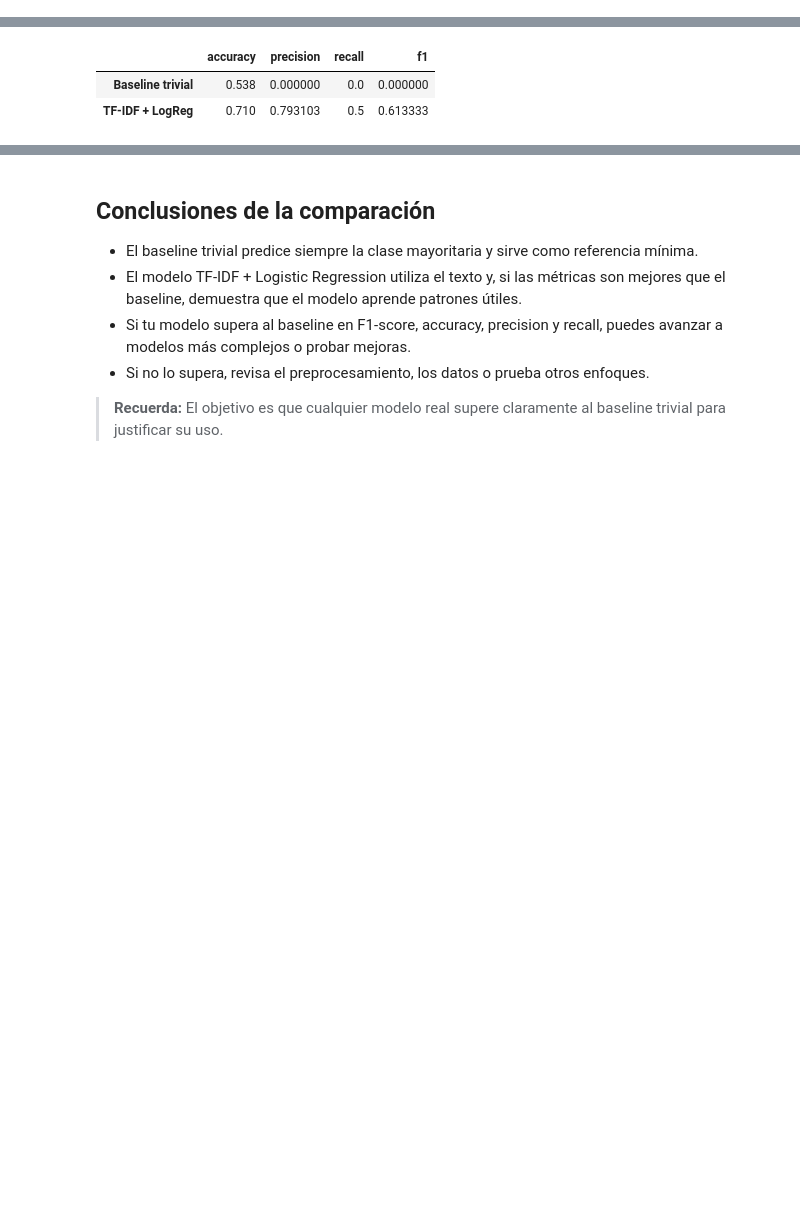
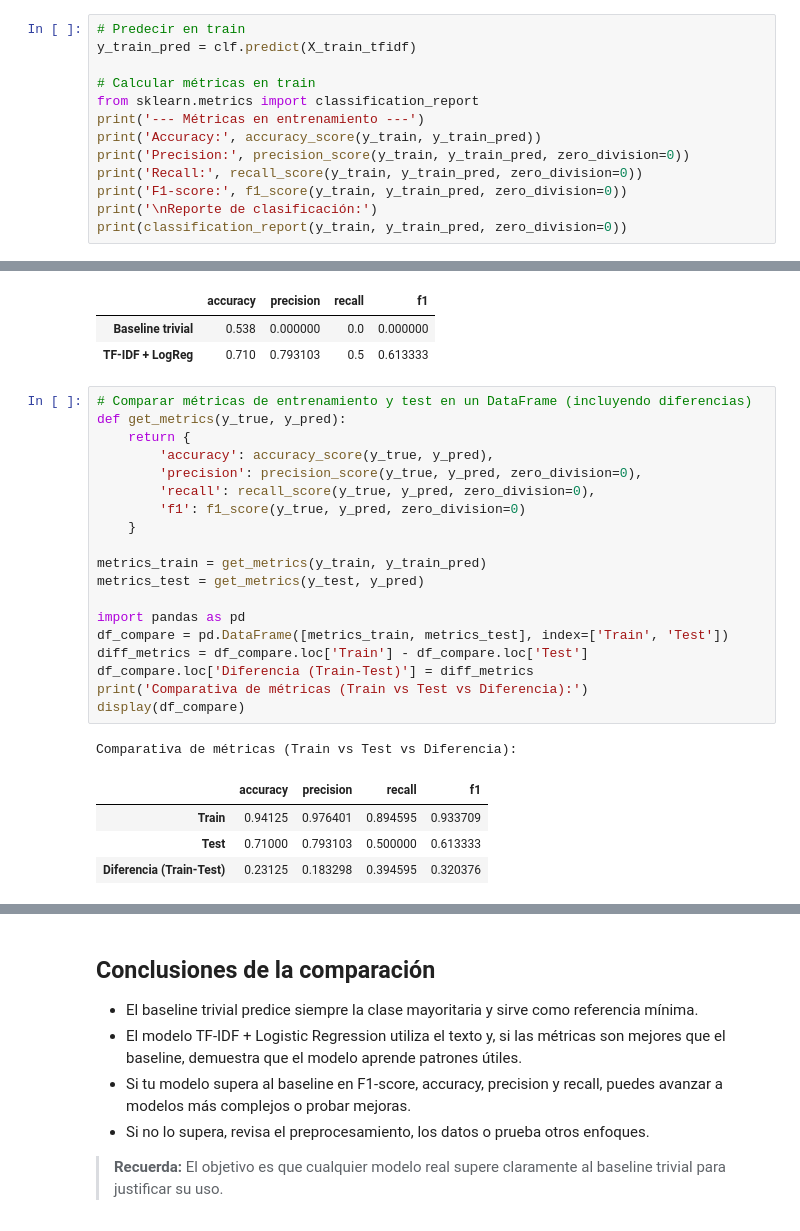
Before and after one commit to Bootcamp-IA-P5/projectX_group1, a Jupyter notebook: notebooks/04_baseline_tfidf_logreg.ipynb, the cells around one changed output, grey strips where cells are left out. Cells and saved outputs as stored; diff of their text form; blank space fills up the shorter version.

Commit message:
feat:add train-test metrics comparison

```diff
--- a/notebooks/04_baseline_tfidf_logreg.ipynb
+++ b/notebooks/04_baseline_tfidf_logreg.ipynb
@@ -44,3 +44,16 @@ clf = LogisticRegression(max_iter=1000, random_state=42)
 clf.fit(X_train_tfidf, y_train)
 # %% [output]
 LogisticRegression(max_iter=1000, random_state=42)
+# %%
+# Predecir en train
+y_train_pred = clf.predict(X_train_tfidf)
+
+# Calcular métricas en train
+from sklearn.metrics import classification_report
+print('--- Métricas en entrenamiento ---')
+print('Accuracy:', accuracy_score(y_train, y_train_pred))
+print('Precision:', precision_score(y_train, y_train_pred, zero_division=0))
+print('Recall:', recall_score(y_train, y_train_pred, zero_division=0))
+print('F1-score:', f1_score(y_train, y_train_pred, zero_division=0))
+print('\nReporte de clasificación:')
+print(classification_report(y_train, y_train_pred, zero_division=0))
@@ -126,3 +155,28 @@ Comparativa de métricas:
 |  | accuracy | precision | recall | f1 |
 | Baseline trivial | 0.538 | 0.000000 | 0.0 | 0.000000 |
 | TF-IDF + LogReg | 0.710 | 0.793103 | 0.5 | 0.613333 |
+# %%
+# Comparar métricas de entrenamiento y test en un DataFrame (incluyendo diferencias)
+def get_metrics(y_true, y_pred):
+    return {
+        'accuracy': accuracy_score(y_true, y_pred),
+        'precision': precision_score(y_true, y_pred, zero_division=0),
+        'recall': recall_score(y_true, y_pred, zero_division=0),
+        'f1': f1_score(y_true, y_pred, zero_division=0)
+    }
+
+metrics_train = get_metrics(y_train, y_train_pred)
+metrics_test = get_metrics(y_test, y_pred)
+
+import pandas as pd
+df_compare = pd.DataFrame([metrics_train, metrics_test], index=['Train', 'Test'])
+diff_metrics = df_compare.loc['Train'] - df_compare.loc['Test']
+df_compare.loc['Diferencia (Train-Test)'] = diff_metrics
+print('Comparativa de métricas (Train vs Test vs Diferencia):')
+display(df_compare)
+# %% [output]
+Comparativa de métricas (Train vs Test vs Diferencia):
+|  | accuracy | precision | recall | f1 |
+| Train | 0.94125 | 0.976401 | 0.894595 | 0.933709 |
+| Test | 0.71000 | 0.793103 | 0.500000 | 0.613333 |
+| Diferencia (Train-Test) | 0.23125 | 0.183298 | 0.394595 | 0.320376 |
```
Also changed, not shown: parts of 2 cells of this notebook.
